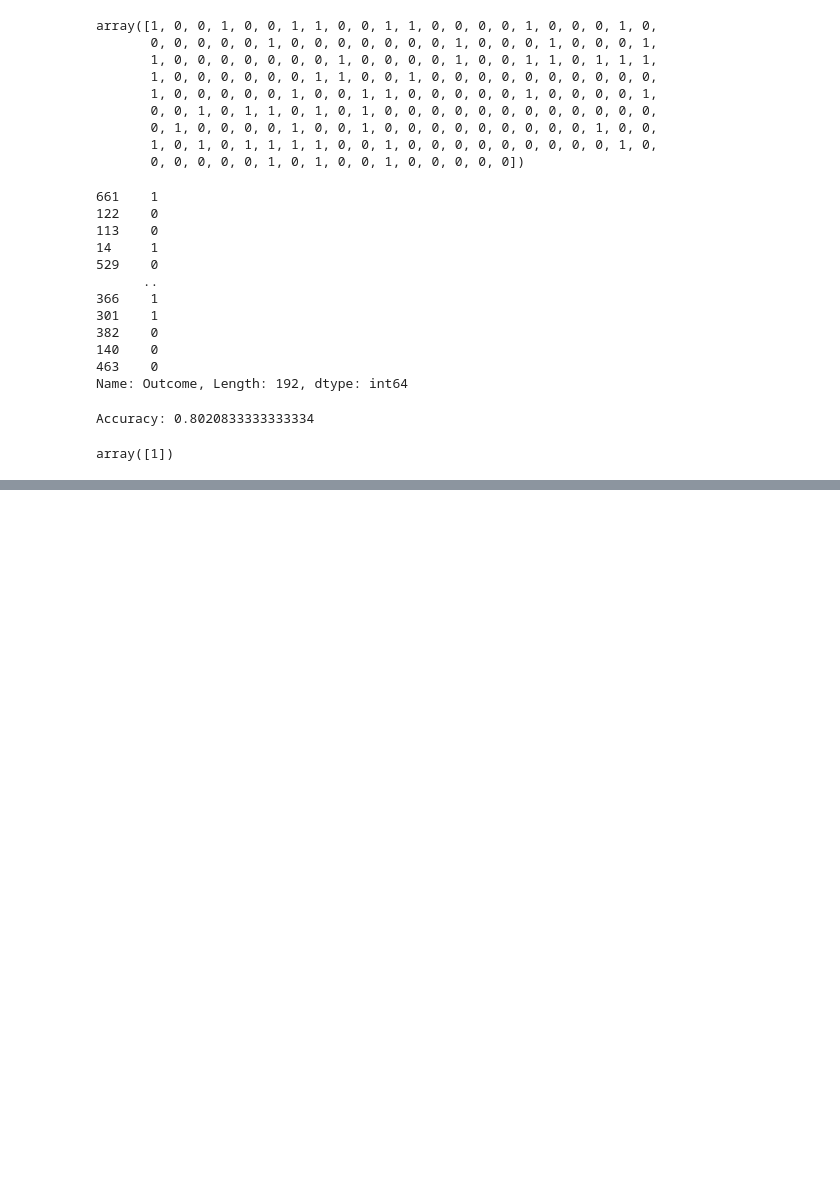
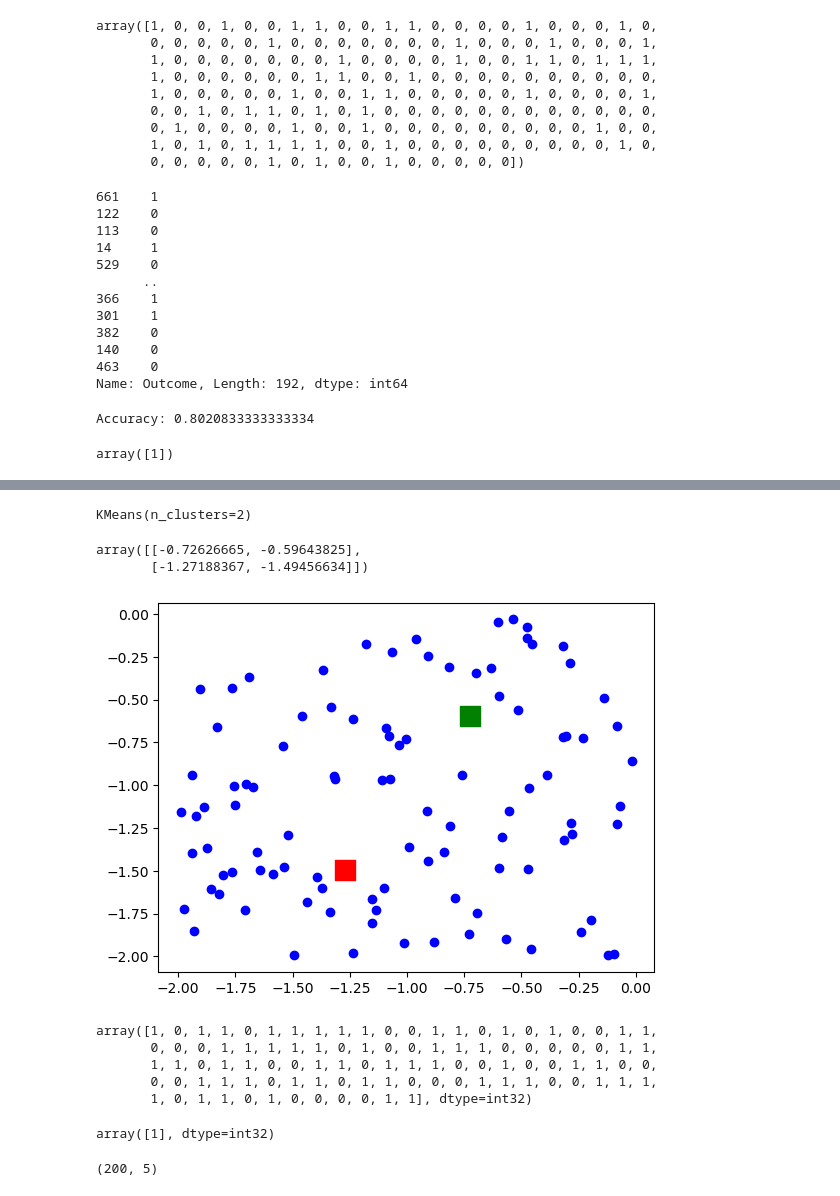
Before and after one commit to vedant23nanoti-spec/Python-ML--libraries-, a Jupyter notebook: intro to machine learning.ipynb, the cells around one changed output, grey strips where cells are left out. Saved outputs shown, nothing was run; the diff lists cells and outputs as text; code cells hidden in the pictures; blank space fills up the shorter version.

```diff
--- a/intro to machine learning.ipynb
+++ b/intro to machine learning.ipynb
@@ -722,0 +793,36 @@ array([1])
+# %%
+#3training k means using scikit learn
+from sklearn.cluster import KMeans
+KMeans=KMeans(n_clusters=2)
+KMeans.fit(X)
+# %% [output]
+KMeans(n_clusters=2)
+# %%
+#4 finding the centroid
+KMeans.cluster_centers_
+# %% [output]
+array([[-0.72626665, -0.59643825],
+       [-1.27188367, -1.49456634]])
+# %%
+plt.scatter(X[ : , 0],X[ :, 1],c='b')
+plt.scatter(-0.72626665, -0.59643825,s=200,c='g',marker='s')
+plt.scatter(-1.27188367, -1.49456634,s=200,c='r',marker='s')
+plt.show()
+# %% [output]
+[figure, added]
+# %%
+#TESTING THE ALGORITHM
+KMeans.labels_
+# %% [output]
+array([1, 0, 1, 1, 0, 1, 1, 1, 1, 1, 0, 0, 1, 1, 0, 1, 0, 1, 0, 0, 1, 1,
+       0, 0, 0, 1, 1, 1, 1, 1, 0, 1, 0, 0, 1, 1, 1, 0, 0, 0, 0, 0, 1, 1,
+       1, 1, 0, 1, 1, 0, 0, 1, 1, 0, 1, 1, 1, 0, 0, 1, 0, 0, 1, 1, 0, 0,
+       0, 0, 1, 1, 1, 0, 1, 1, 0, 1, 1, 0, 0, 0, 1, 1, 1, 0, 0, 1, 1, 1,
+       1, 0, 1, 1, 0, 1, 0, 0, 0, 0, 1, 1], dtype=int32)
+# %%
+#0UTCOME MODEL
+sample_test=np.array([-3.0,-3.0])
+second_test=sample_test.reshape(1,-1)
+KMeans.predict(second_test)
+# %% [output]
+array([1], dtype=int32)
@@ -722,0 +840,4 @@ array([1])
+# %%
+customer_data.shape
+# %% [output]
+(200, 5)
```
Also changed, not shown: parts of 18 cells of this notebook.
